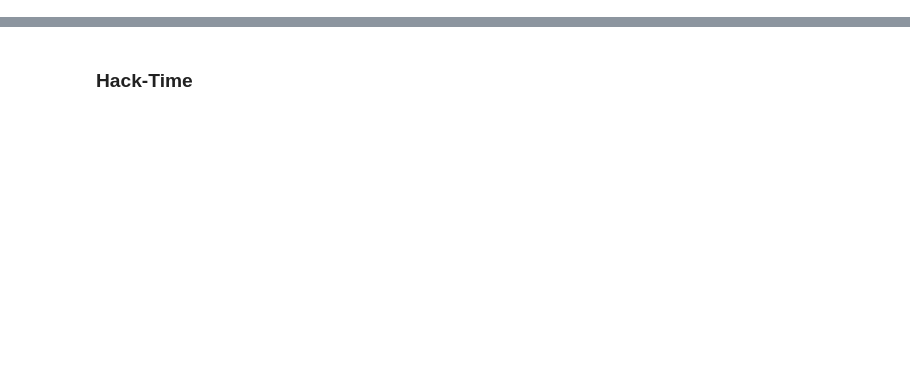
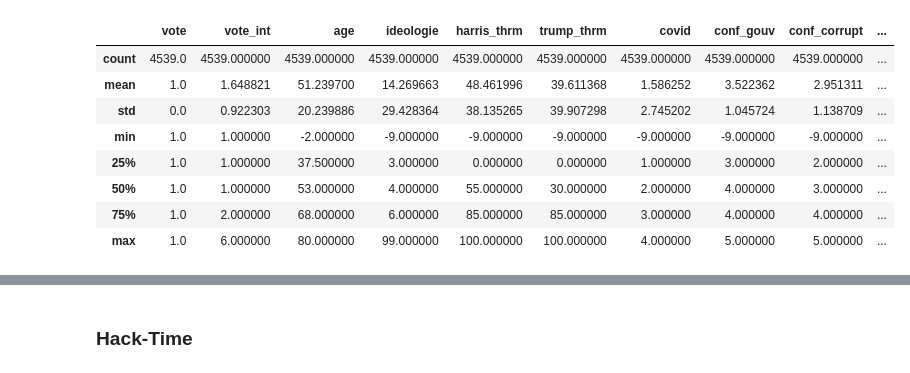
Before and after one commit to SciencesPoBordeaux/data-viz, a Jupyter notebook: notebooks/05-recodage-creation-variables.ipynb, the cells around one changed output, grey strips where cells are left out. Saved outputs shown, nothing was run; the diff lists cells and outputs as text; code cells hidden in the pictures; blank space fills up the shorter version.

```diff
--- a/notebooks/05-recodage-creation-variables.ipynb
+++ b/notebooks/05-recodage-creation-variables.ipynb
@@ -15,18 +17,31 @@ anes_data  = pd.read_csv(data_url, compression='gzip')
 # %%
-# Subsetting & Renaming Variables
+# Sélectionner un sous ensemble de variables et renommer
 my_vars = [
-    "V201033",  # vote_int
-    "V201507x",  # age
-    "V201200",  # liberal-conservative self-placement
-    "V201151",	 # biden thrm
-    "V201152",  # trump thrm
-    "V201144x",  # covid
-    "V201233",  # trust_gov
-    "V201236",  # trust_corrupt
-    "V201237",  # trust_people
+    "V241042",  # a l'intention de voter ou non
+    "V241043",  # pour qui a l'intention de voter
+    "V241458x",  # age
+    "V241177",  # autoplacement sur une échelle libéral-conservateur
+    "V241156",  # Harris thermometer
+    "V241157",  # Trump thermometer
+    "V242425",  # Gestion covid par présidence
+    "V241229",  # confiance gouvernement
+    "V241233",  # corruption gouvernement
+    "V241234",  # confiance aux gens
 ]
 
 df = anes_data[my_vars]
 
-df.columns = ["vote_int", "age", "ideology", "biden_thrm", "trump_thrm", "covid", "trust_gov", "trust_corrupt", "trust_people"]
+df.columns = [
+    "vote",
+    "vote_int",
+    "age",
+    "ideologie",
+    "harris_thrm",
+    "trump_thrm",
+    "covid",
+    "conf_gouv",
+    "conf_corrupt",
+    "conf_gens",
+]
+
 df.head()
@@ -44,3 +80,13 @@ new_df = df[(df['vote_int']>0) & (df['vote_int']<=5)].copy()  # Creating a new d
 # %%
-new_df
+new_df.describe()
+# %% [output]
+|  | vote | vote_int | age | ideologie | harris_thrm | trump_thrm | covid | conf_gouv | conf_corrupt | ... |
+| count | 4539.0 | 4539.000000 | 4539.000000 | 4539.000000 | 4539.000000 | 4539.000000 | 4539.000000 | 4539.000000 | 4539.000000 | ... |
+| mean | 1.0 | 1.648821 | 51.239700 | 14.269663 | 48.461996 | 39.611368 | 1.586252 | 3.522362 | 2.951311 | ... |
+| std | 0.0 | 0.922303 | 20.239886 | 29.428364 | 38.135265 | 39.907298 | 2.745202 | 1.045724 | 1.138709 | ... |
+| min | 1.0 | 1.000000 | -2.000000 | -9.000000 | -9.000000 | -9.000000 | -9.000000 | -9.000000 | -9.000000 | ... |
+| 25% | 1.0 | 1.000000 | 37.500000 | 3.000000 | 0.000000 | 0.000000 | 1.000000 | 3.000000 | 2.000000 | ... |
+| 50% | 1.0 | 1.000000 | 53.000000 | 4.000000 | 55.000000 | 30.000000 | 2.000000 | 4.000000 | 3.000000 | ... |
+| 75% | 1.0 | 2.000000 | 68.000000 | 6.000000 | 85.000000 | 85.000000 | 3.000000 | 4.000000 | 4.000000 | ... |
+| max | 1.0 | 6.000000 | 80.000000 | 99.000000 | 100.000000 | 100.000000 | 4.000000 | 5.000000 | 5.000000 | ... |
 # %%
```
Also changed, not shown: parts of 44 cells of this notebook.
